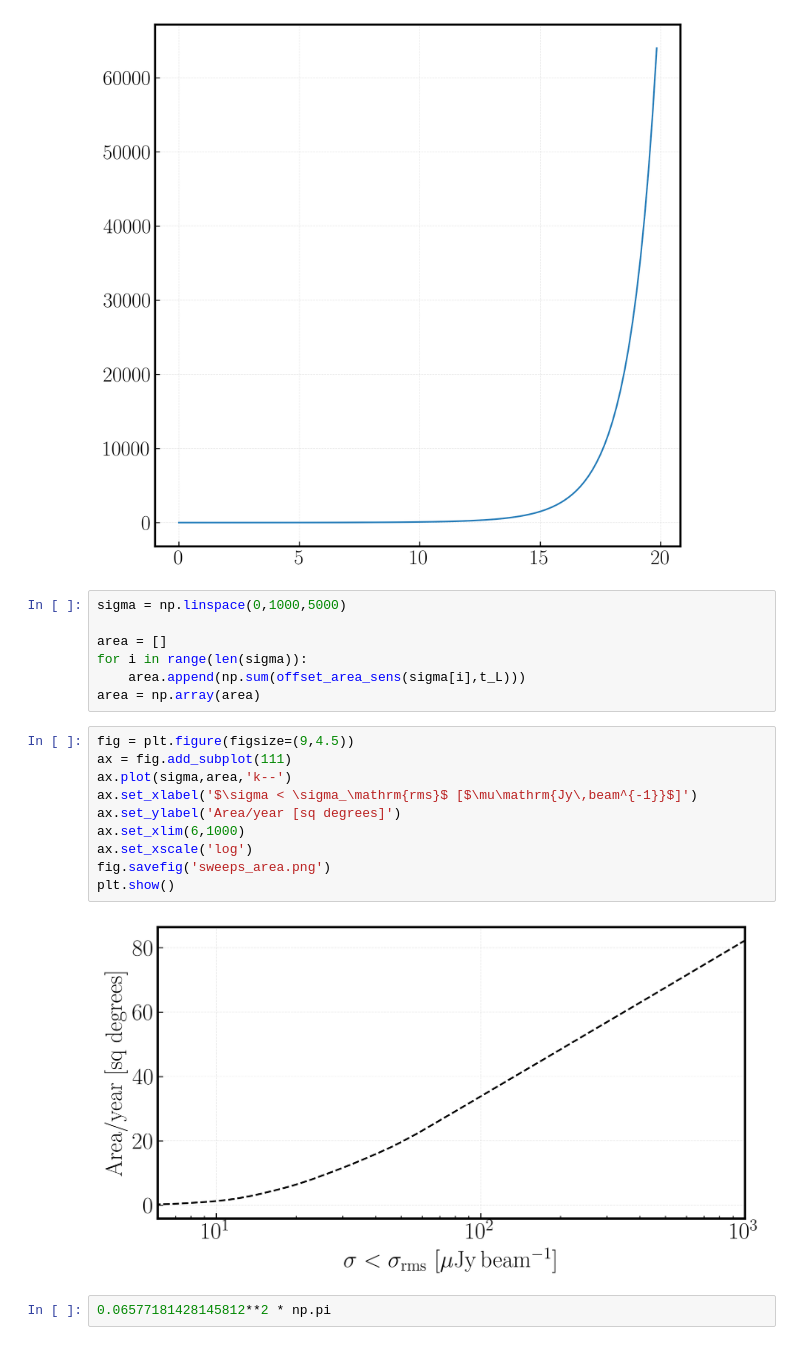
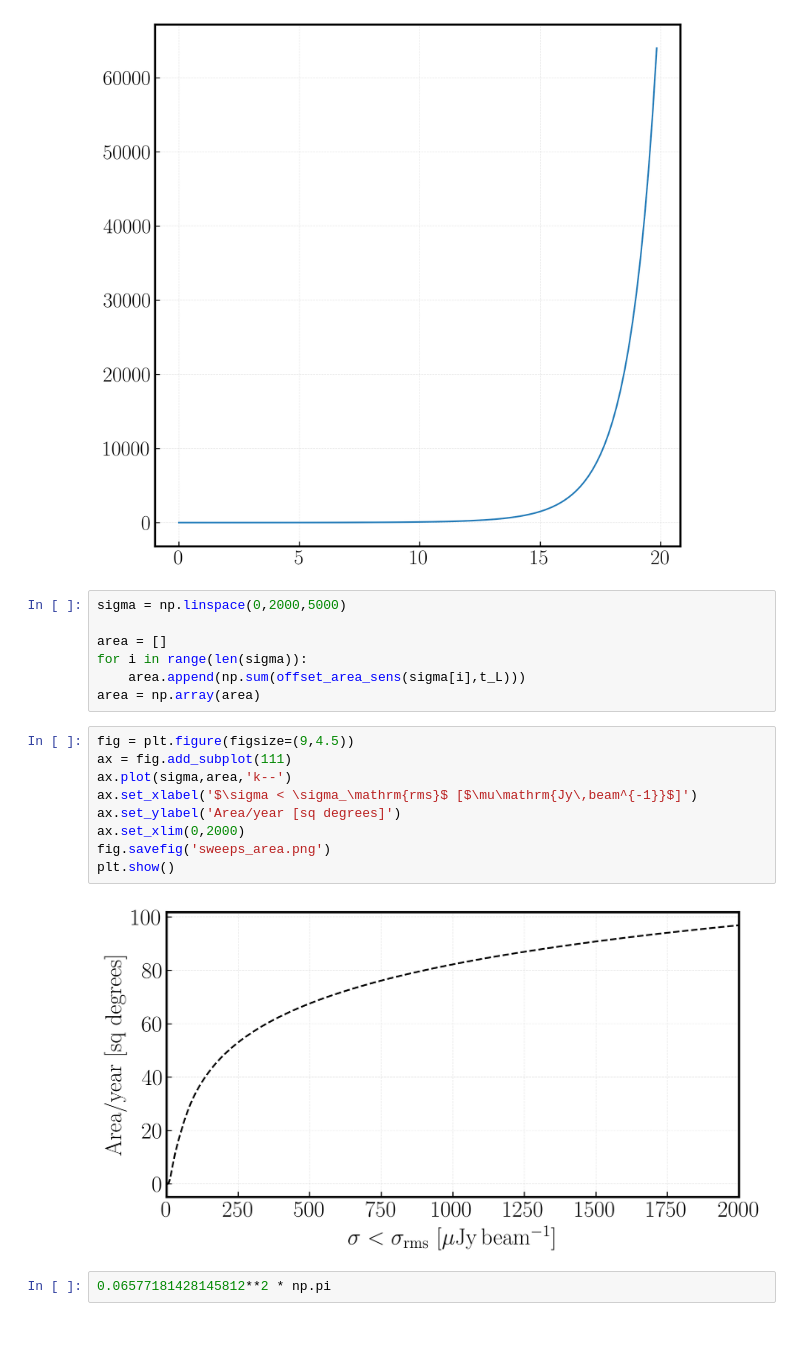
Before and after one commit to jradcliffe5/vdDussen_MSc, a Jupyter notebook: sweeps_estimates/bsmbhs_new_VLBI_surveys.ipynb, the cells around one changed output. Drawn from its saved outputs; the diff is of its cells as text.

```diff
--- a/sweeps_estimates/bsmbhs_new_VLBI_surveys.ipynb
+++ b/sweeps_estimates/bsmbhs_new_VLBI_surveys.ipynb
@@ -347,7 +347,7 @@ ax.plot(ang,inv_offset_sens(ang,100))
 [<matplotlib.lines.Line2D at 0x...>]
 [figure]
 # %%
-sigma = np.linspace(0,1000,5000)
+sigma = np.linspace(0,2000,5000)
 
 area = []
 for i in range(len(sigma)):
@@ -356,15 +356,14 @@ area = np.array(area)
 # %%
 fig = plt.figure(figsize=(9,4.5))
 ax = fig.add_subplot(111)
 ax.plot(sigma,area,'k--')
 ax.set_xlabel('$\sigma < \sigma_\mathrm{rms}$ [$\mu\mathrm{Jy\,beam^{-1}}$]')
 ax.set_ylabel('Area/year [sq degrees]')
-ax.set_xlim(6,1000)
-ax.set_xscale('log')
+ax.set_xlim(0,2000)
 fig.savefig('sweeps_area.png')
 plt.show()
 # %% [output]
-[figure, old version]
+[figure, new version]
 # %%
 0.06577181428145812**2 * np.pi
 # %% [output]
```
Also changed, not shown: parts of 6 cells of this notebook, 5 other files.
